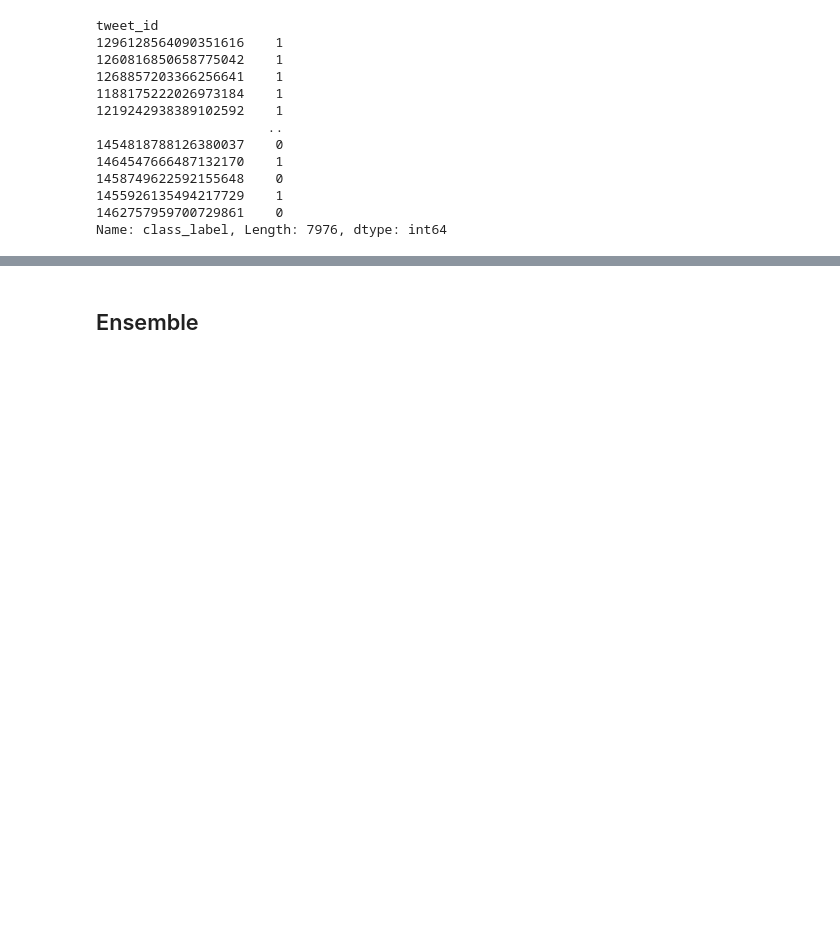
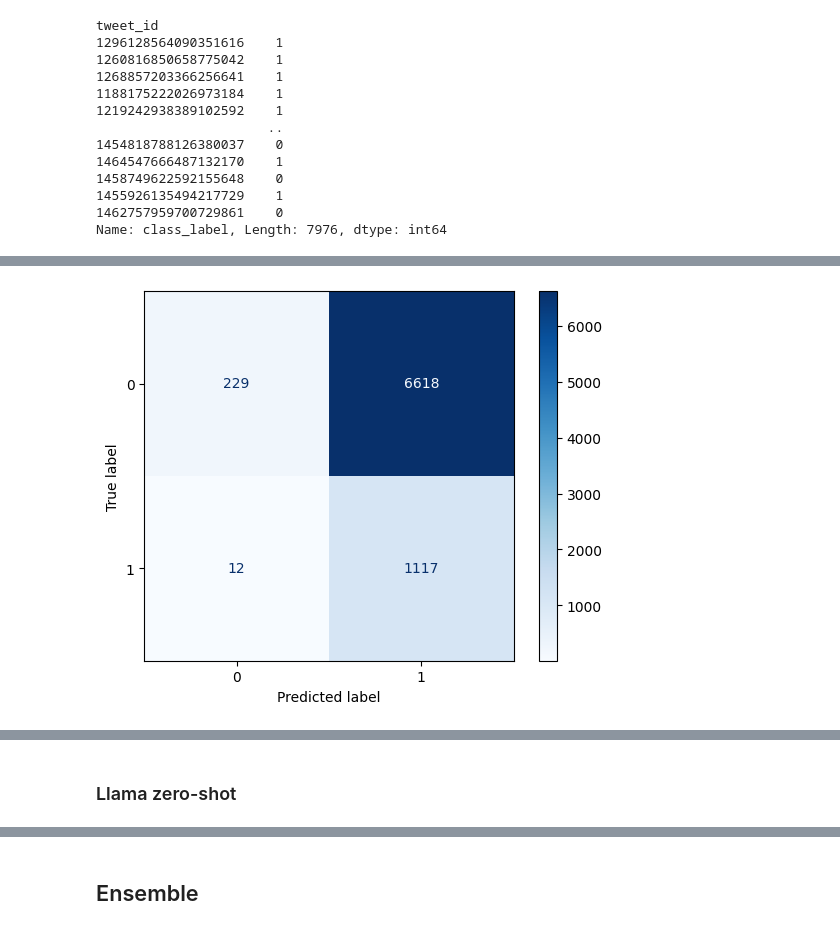
Before and after one commit to galopianciola/check-worthiness-project, a Jupyter notebook: main.ipynb, the cells around one changed output, grey strips where cells are left out. Drawn from its saved outputs; the diff is of its cells as text; code cells hidden in the pictures; blank space fills up the shorter version.

```diff
--- a/main.ipynb
+++ b/main.ipynb
@@ -4638,0 +4599,5 @@ precision|precision_weighted|recall|f1|f1_weighted|accuracy|balanced_accuracy|ma
+# %%
+with open('data/results_FS_llama27b-chat.json', 'r') as file:
+    results = json.load(file)
+results = pd.Series(results)
+results
@@ -4638,0 +4617,4 @@ precision|precision_weighted|recall|f1|f1_weighted|accuracy|balanced_accuracy|ma
+# %%
+final_results['llama'] = run_metrics(test_df['class_label'], results, [0,1])
+# %% [output]
+[figure, added]
@@ -4638,0 +4631,2 @@ precision|precision_weighted|recall|f1|f1_weighted|accuracy|balanced_accuracy|ma
+# %% [markdown]
+### Llama zero-shot
```
Also changed, not shown: parts of 59 cells of this notebook, 2 other files.
